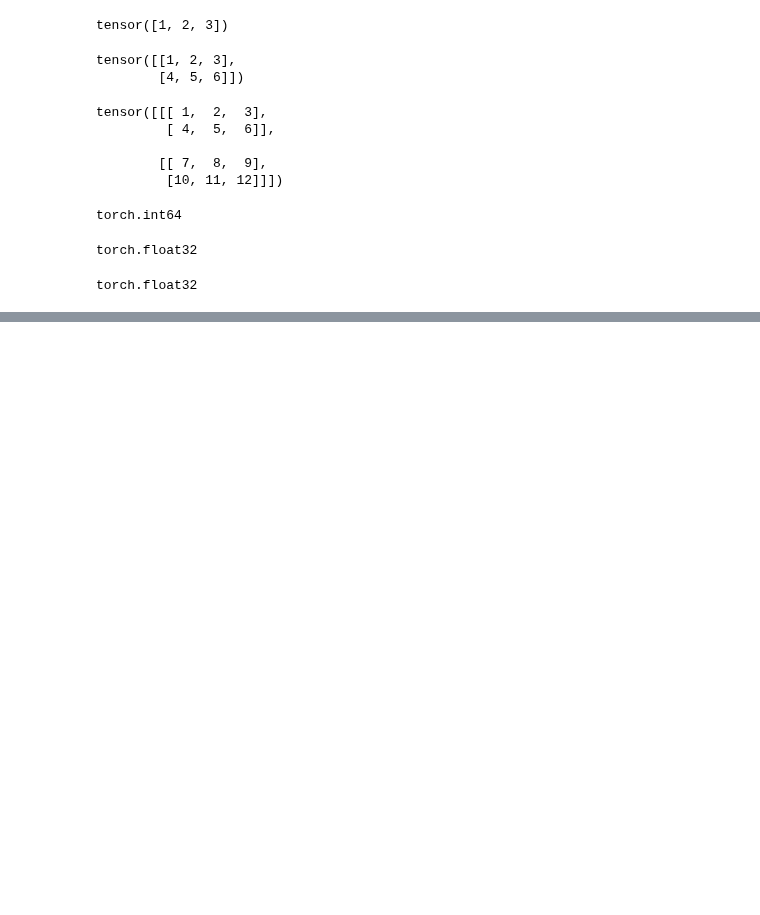
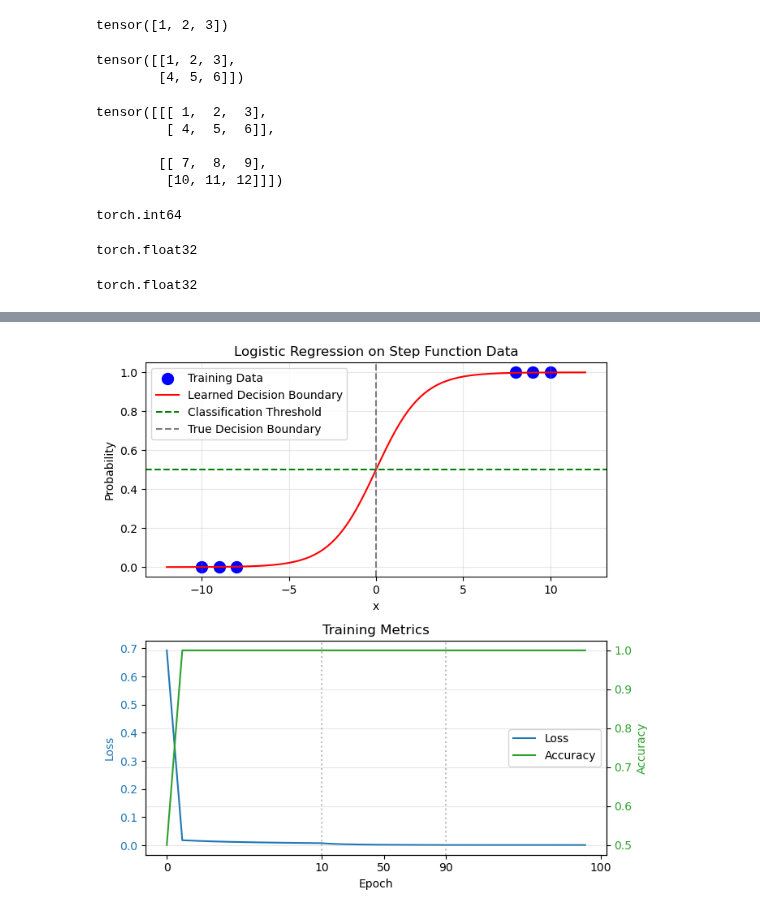
Before and after one commit to seafoodfry/ml-workspace, a Jupyter notebook: gpu-sandbox/llm-book/pytorch-101.ipynb, the cells around one changed output, grey strips where cells are left out. Saved outputs shown, nothing was run; the diff lists cells and outputs as text; code cells hidden in the pictures; blank space fills up the shorter version.

```diff
--- a/gpu-sandbox/llm-book/pytorch-101.ipynb
+++ b/gpu-sandbox/llm-book/pytorch-101.ipynb
@@ -111,0 +244,72 @@ torch.float32
+# %%
+plt.figure(figsize=(7, 7))
+
+#############################
+# Plot 1: Decision Boundary #
+#############################
+plt.subplot(2, 1, 1)
+# Plot training data.
+plt.scatter(x, y, c='blue', s=100, label='Training Data')
+
+# Plot decision boundary.
+x_plot = torch.linspace(-12, 12, 100).reshape(-1, 1)
+with torch.no_grad():
+    z_plot = net_input(x_plot, w, b)
+    y_plot = torch.sigmoid(z_plot)
+
+plt.plot(x_plot, y_plot, 'r-', label='Learned Decision Boundary')
+plt.axhline(y=0.5, color='g', linestyle='--', label='Classification Threshold')
+plt.axvline(x=0.0, color='gray', linestyle='--', label='True Decision Boundary')
+
+plt.grid(True, alpha=0.3)
+plt.title('Logistic Regression on Step Function Data')
+plt.xlabel('x')
+plt.ylabel('Probability')
+plt.legend()
+
+#################################
+# Second row: Loss and Accuracy #
+#################################
+plt.subplot(2, 1, 2)
+
+epochs = np.arange(len(losses))
+epochs_scaled = custom_scale(epochs)
+
+# Plot loss on primary y-axis.
+color_loss = 'tab:blue'
+ax1 = plt.gca() # get current axis.
+ax1.set_xlabel('Epoch')
+ax1.set_ylabel('Loss', color=color_loss)
+ln1 = ax1.plot(epochs_scaled, losses, color=color_loss, label='Loss')
+ax1.tick_params(axis='y', labelcolor=color_loss)
+
+# Plot accuracy on secondary y-axis.
+color_acc = 'tab:green'
+ax2 = ax1.twinx()
+ax2.set_ylabel('Accuracy', color=color_acc)
+ln2 = ax2.plot(epochs_scaled, accuracies, color=color_acc, label='Accuracy')
+ax2.tick_params(axis='y', labelcolor=color_acc)
+
+# Set custom ticks to show actual epoch numbers.
+tick_locations = custom_scale([0, 10, 50, 90, 100])
+ax1.set_xticks(tick_locations)
+ax1.set_xticklabels(['0', '10', '50', '90', '100'])
+
+# Add markers to show scale change.
+for _x in [10, 90]:
+    scaled_x = custom_scale([_x])[0]
+    ax1.axvline(x=scaled_x, color='gray', linestyle=':', alpha=0.5)
+
+# Add legend.
+lns = ln1 + ln2
+labs = [l.get_label() for l in lns]
+ax1.legend(lns, labs, loc='center right')
+
+plt.title('Training Metrics')
+plt.grid(True, alpha=0.3)
+
+# Adjust layout
+plt.tight_layout()
+plt.show()
+# %% [output]
+[figure, added]
```
Also changed, not shown: parts of 11 cells of this notebook.
